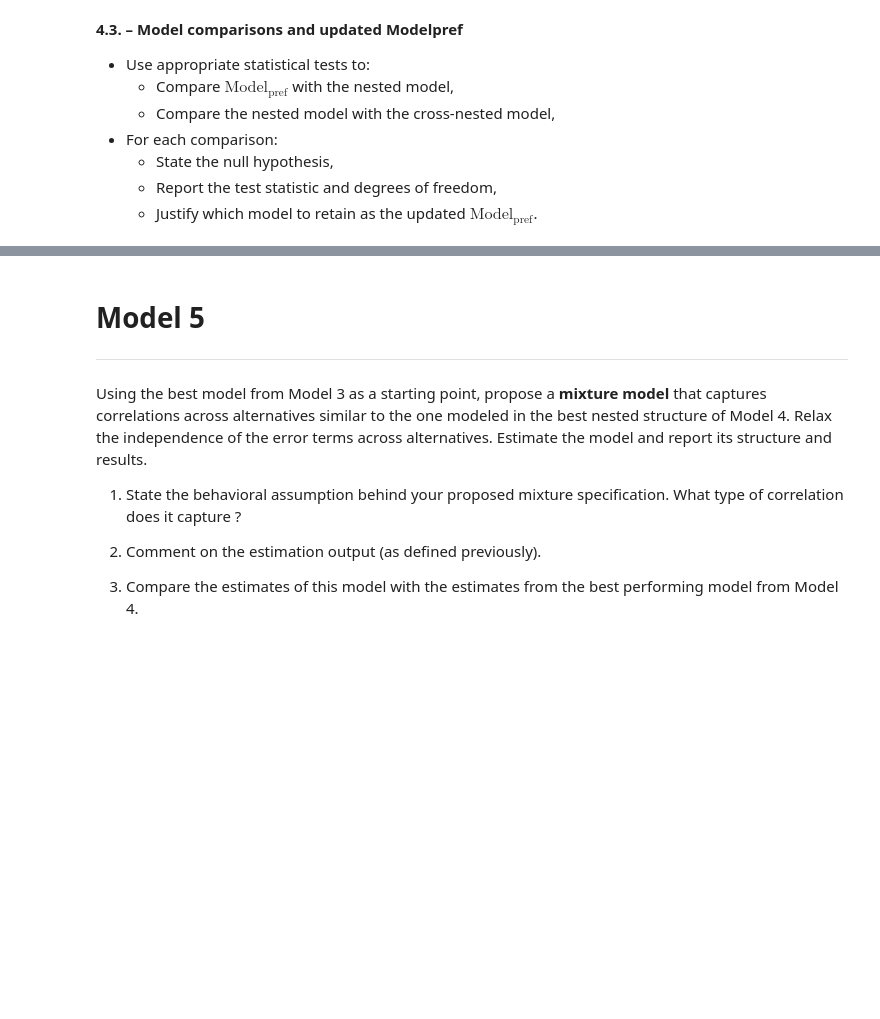
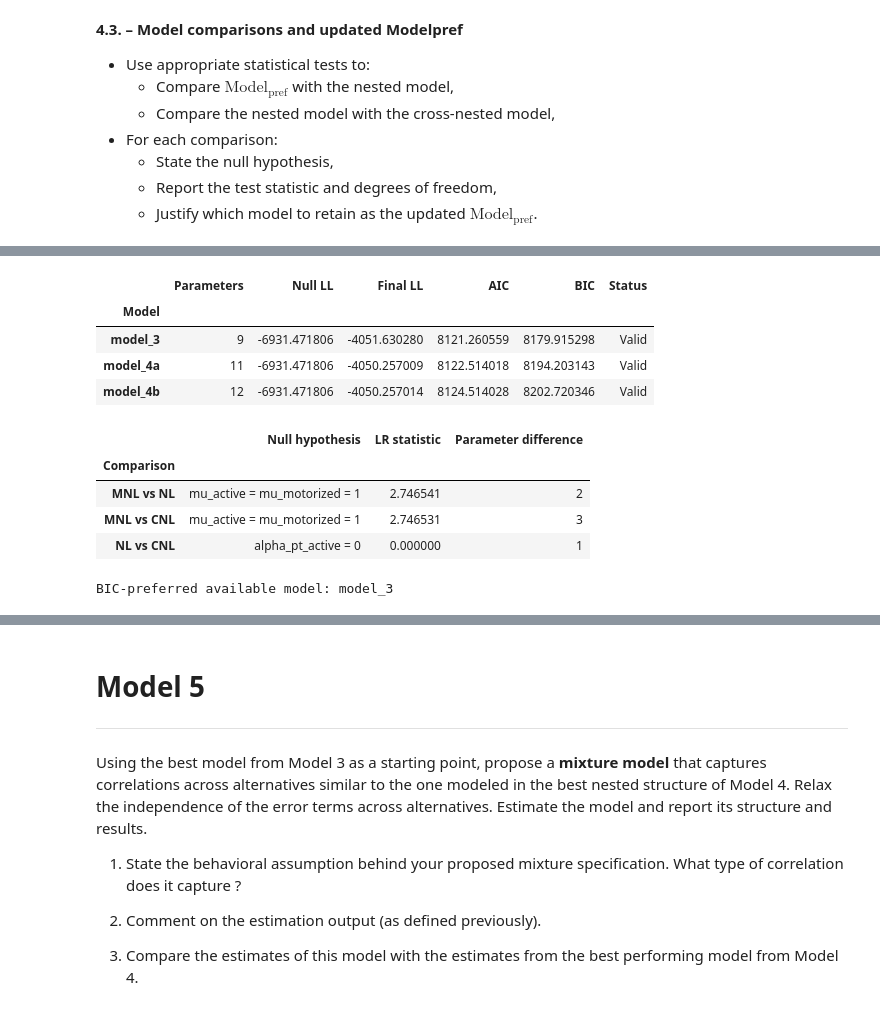
Before and after one commit to doran2728/Math463Group25, a Jupyter notebook: assignment.ipynb, the cells around one changed output, grey strips where cells are left out. Saved outputs shown, nothing was run; the diff lists cells and outputs as text; code cells hidden in the pictures; blank space fills up the shorter version.

```diff
--- a/assignment.ipynb
+++ b/assignment.ipynb
@@ -989,0 +1598,79 @@ Using $\text{Model}_\text{pref}$ as the base model, propose and test both a **ne
+# %%
+'''compare models'''
+# Collect valid model estimates.
+models_4 = {name_pref_3: results_pref_3}
+
+if valid_nl:
+    models_4['model_4a'] = results_nl
+if valid_fit_4(results_cnl, reference_cnl, K_base_4 + 3):
+    models_4['model_4b'] = results_cnl
+
+# Compare model fit and complexity.
+N_4 = len(data_4)
+comparison_rows_4 = []
+
+for name in [name_pref_3, 'model_4a', 'model_4b']:
+    result = models_4.get(name)
+
+    ll = result.final_loglikelihood if result is not None else np.nan
+    k = result.number_of_parameters if result is not None else np.nan
+
+    comparison_rows_4.append({
+        'Model': name,
+        'Parameters': k,
+        'Null LL': N_4 * np.log(1/4),
+        'Final LL': ll,
+        'AIC': 2*k - 2*ll,
+        'BIC': bic(ll, k, N_4),
+        'Status': 'Valid' if result is not None
+                  else 'Estimation unavailable'})
+
+comparison_4 = pd.DataFrame(comparison_rows_4).set_index('Model')
+display(comparison_4)
+
+
+# Likelihood ratio statistics.
+def lr_stat_4(restricted_name, unrestricted_name):
+    restricted = models_4.get(restricted_name)
+    unrestricted = models_4.get(unrestricted_name)
+
+    if restricted is None or unrestricted is None:
+        return np.nan
+
+    difference = (unrestricted.final_loglikelihood- restricted.final_loglikelihood)
+    if difference < -1e-4:
+        print('Invalid likelihood ordering:',
+              restricted_name, unrestricted_name)
+        return np.nan
+    return max(0.0, 2*difference)
+
+
+LR_nl = lr_stat_4(name_pref_3, 'model_4a')
+LR_cnl = lr_stat_4(name_pref_3, 'model_4b')
+LR_cross = lr_stat_4('model_4a', 'model_4b')
+
+tests_4 = pd.DataFrame({
+    'Comparison': ['MNL vs NL', 'MNL vs CNL', 'NL vs CNL'],
+    'Null hypothesis': [
+        'mu_active = mu_motorized = 1',
+        'mu_active = mu_motorized = 1',
+        'alpha_pt_active = 0'],
+    'LR statistic': [LR_nl, LR_cnl, LR_cross],
+    'Parameter difference': [2, 3, 1]
+}).set_index('Comparison')
+
+display(tests_4)
+print('BIC-preferred available model:',
+      comparison_4['BIC'].idxmin())
+# %% [output]
+|  | Parameters | Null LL | Final LL | AIC | BIC | Status |
+| Model |  |  |  |  |  |  |
+| model_3 | 9 | -6931.471806 | -4051.630280 | 8121.260559 | 8179.915298 | Valid |
+| model_4a | 11 | -6931.471806 | -4050.257009 | 8122.514018 | 8194.203143 | Valid |
+| model_4b | 12 | -6931.471806 | -4050.257014 | 8124.514028 | 8202.720346 | Valid |
+|  | Null hypothesis | LR statistic | Parameter difference |
+| Comparison |  |  |  |
+| MNL vs NL | mu_active = mu_motorized = 1 | 2.746541 | 2 |
+| MNL vs CNL | mu_active = mu_motorized = 1 | 2.746531 | 3 |
+| NL vs CNL | alpha_pt_active = 0 | 0.000000 | 1 |
+BIC-preferred available model: model_3
```
Also changed, not shown: parts of 21 cells of this notebook.
